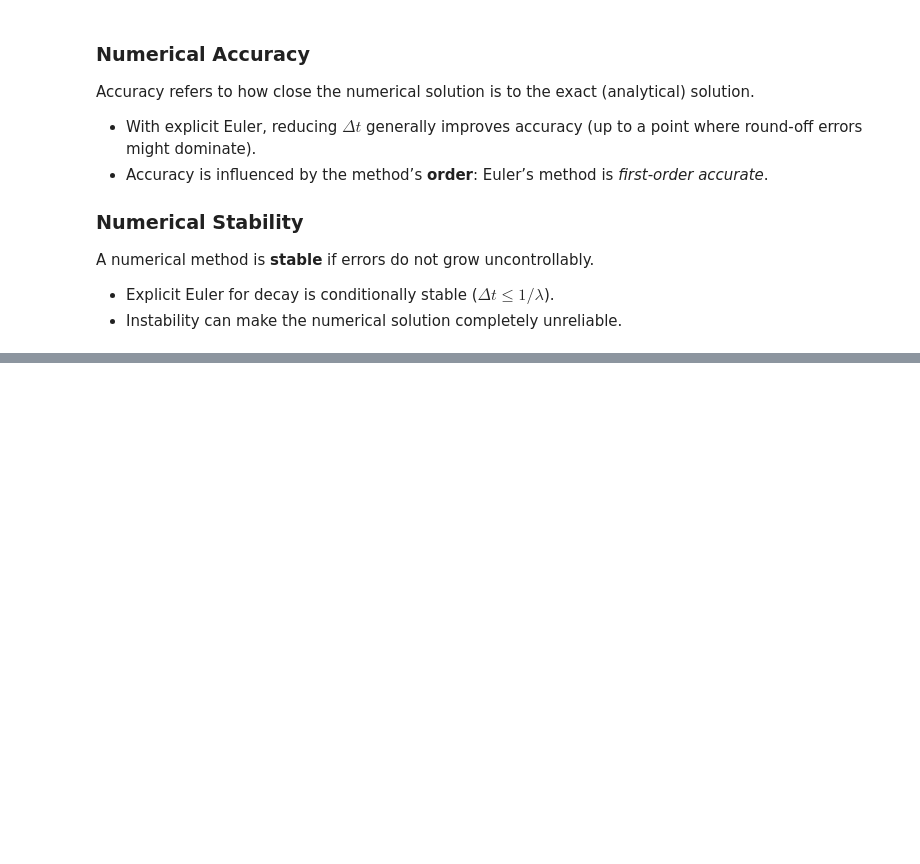
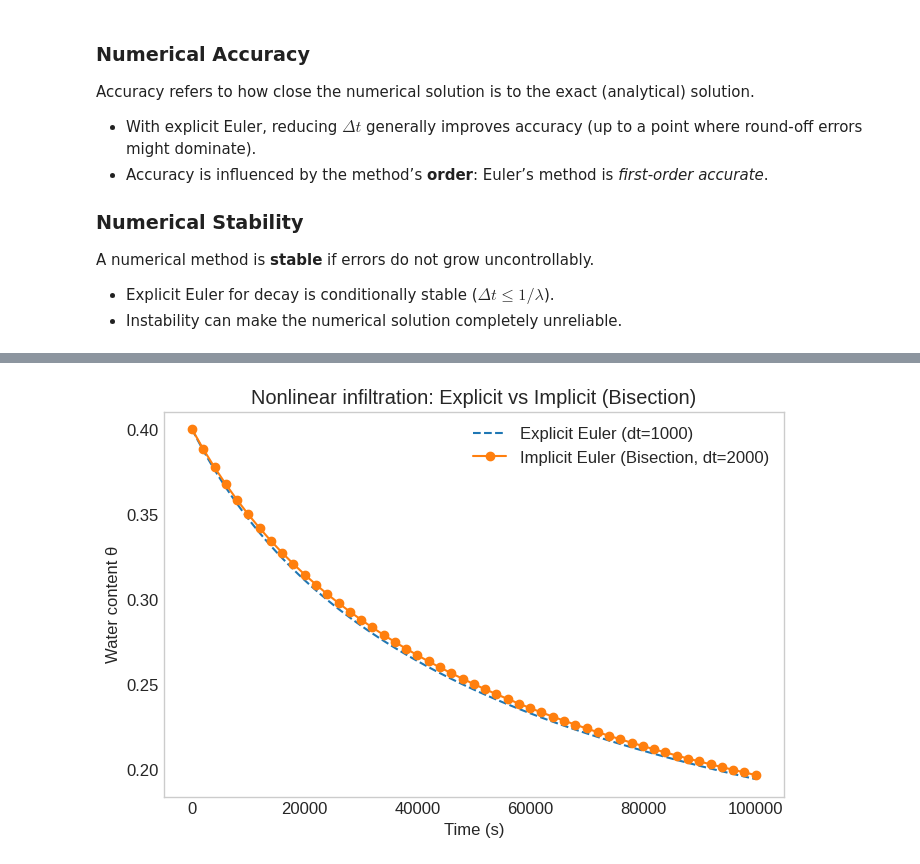
Before and after one commit to demichie/PhD_ModelingCourse, a Jupyter notebook: Lecture2/Lecture2.ipynb, the cells around one changed output, grey strips where cells are left out. Drawn from its saved outputs; the diff is of its cells as text; code cells hidden in the pictures; blank space fills up the shorter version.

```diff
--- a/Lecture2/Lecture2.ipynb
+++ b/Lecture2/Lecture2.ipynb
@@ -305,0 +411,12 @@ A common process in Earth sciences is rainwater infiltration into unsaturated so
+# %%
+def G_infiltration(X_current, theta_prev, dt, Ks, m_exponent):
+    """
+    Calculates G(X) = X + dt*Ks*X^m - theta_prev for root finding.
+    X_current:  The current guess for theta^{k+1}.
+    theta_prev: Water content from previous step, theta^k.
+    dt: Time step.
+    Ks: Saturated hydraulic conductivity.
+    m_exponent: Nonlinearity exponent.
+    """
+    term_nonlinear = dt * Ks * (X_current ** m_exponent)
+    return X_current + term_nonlinear - theta_prev
@@ -305,0 +483,67 @@ A common process in Earth sciences is rainwater infiltration into unsaturated so
+# %%
+# --- Simulation Parameters (can reuse Ks_infil, m_exp_infil, theta0_infil) ---
+dt_infil_imp = 2000       # Time step (s) - can be larger for implicit
+Tmax_infil_imp = 100000    # Total time
+tol_bisection_infil = 1e-7 # Tolerance for bisection
+
+# --- Time array and solution initialization ---
+t_infil_imp = np.arange(0., Tmax_infil_imp + dt_infil_imp, dt_infil_imp)
+theta_implicit_infil = np.zeros_like(t_infil_imp)
+theta_implicit_infil[0] = theta0_infil
+
+# --- Time integration (Implicit Euler with Bisection) ---
+for i_idx in range(1, len(t_infil_imp)):
+    theta_prev_step = theta_implicit_infil[i_idx-1]
+
+    if theta_prev_step < tol_bisection_infil: # Effectively zero
+        theta_implicit_infil[i_idx] = 0.0
+        continue
+
+    # Define arguments for G_infiltration for this step
+    # args_for_G expects (theta_prev, dt, Ks, m_exponent)
+    current_args = (theta_prev_step, dt_infil_imp, Ks_infil, m_exp_infil)
+
+    # Set interval for bisection: [a_bis, b_bis]
+    a_bis = 0.0
+    b_bis = theta_prev_step
+
+    # Robustness check for bisection interval before calling
+    val_G_a = G_infiltration(a_bis, *current_args)
+    val_G_b = G_infiltration(b_bis, *current_args)
+
+    if val_G_a * val_G_b > 0:
+        if abs(val_G_a) < tol_bisection_infil: # a_bis is already a root
+            theta_implicit_infil[i_idx] = a_bis
+        elif abs(val_G_b) < tol_bisection_infil: # b_bis is already a root
+            theta_implicit_infil[i_idx] = b_bis
+        else:
+            # This case should ideally not happen if theta_prev_step > 0
+            # due to the nature of G(X) for this problem.
+            # It might indicate theta_prev_step is extremely small or an issue.
+            print(f"Warning: Bisection interval G(a)G(b) > 0 at t={t_infil_imp[i_idx]}, theta_prev={theta_prev_step}")
+            print(f"G(a)={val_G_a}, G(b)={val_G_b}. Using previous theta as fallback.")
+            theta_implicit_infil[i_idx] = theta_prev_step # Fallback
+        continue # Move to next time step
+
+    try:
+        theta_implicit_infil[i_idx] = bisection_solver(G_infiltration,
+                                                     a_bis, b_bis,
+                                                     tol=tol_bisection_infil,
+                                                     args_for_G=current_args)
+    except (ValueError, RuntimeError) as e:
+        print(f"Error during bisection at t={t_infil_imp[i_idx]}: {e}")
+        print("Using previous theta as fallback.")
+        theta_implicit_infil[i_idx] = theta_prev_step
+        # break # Optionally stop simulation
+
+# --- Plotting ---
+plt.plot(t_infil_exp, theta_exp, '--', label=f'Explicit Euler (dt={dt_infil_exp})') # Plot explicit too for comparison
+plt.plot(t_infil_imp, theta_implicit_infil, 'o-', label=f'Implicit Euler (Bisection, dt={dt_infil_imp})')
+plt.xlabel("Time (s)")
+plt.ylabel("Water content θ")
+plt.title("Nonlinear infiltration: Explicit vs Implicit (Bisection)")
+plt.legend()
+plt.grid()
+plt.show()
+# %% [output]
+[figure, added]
```
Also changed, not shown: parts of 32 cells of this notebook.
